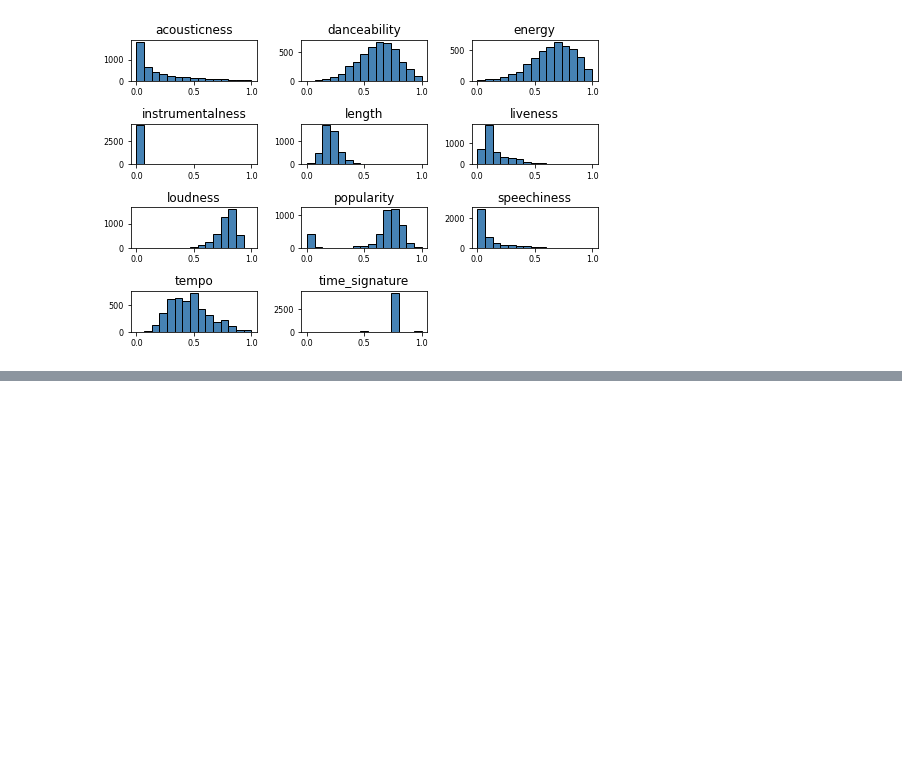
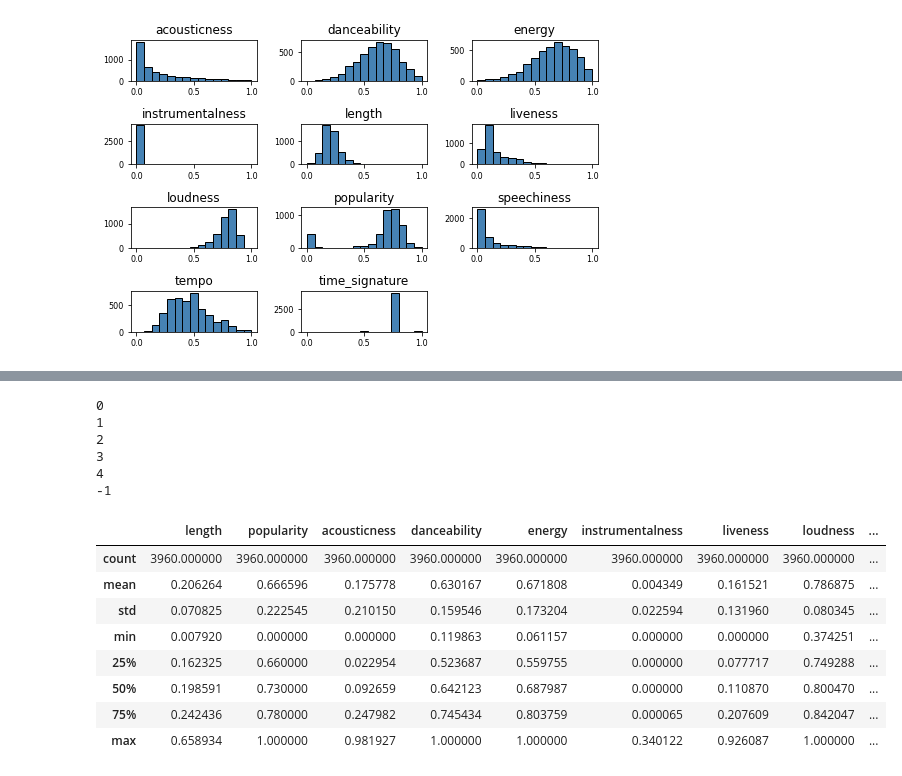
Before and after one commit to AleksiusK/JohdatusDatatieteisiinHarjoitustyo, a Jupyter notebook: dbscan_test.ipynb, the cells around one changed output, grey strips where cells are left out. Saved outputs shown, nothing was run; the diff lists cells and outputs as text; code cells hidden in the pictures; blank space fills up the shorter version.

```diff
--- a/dbscan_test.ipynb
+++ b/dbscan_test.ipynb
@@ -70,7 +73,7 @@ The colNum attribute was deprecated in Matplotlib 3.2 and will be removed two mi
   if not layout[ax.rowNum + 1, ax.colNum]:
 [figure]
 # %%
-db = DBSCAN(eps=0.3, min_samples=20).fit(df)
+db = DBSCAN(eps=0.5, min_samples=22).fit(df)
 labels = db.labels_
 print(set(labels))
 df['labels'] = labels
@@ -84,0 +90,29 @@ t = fig.suptitle('Song attributes', fontsize=25)
+# %%
+dfs = []
+columns = df.columns.values.tolist()
+n = 0
+for label in set(labels):
+    print(label)
+    dft = df.loc[df['labels']==label]
+    dft.columns = columns
+    dfs.append(dft)
+# %% [output]
+0
+1
+2
+3
+4
+-1
+# %%
+st1 = dfs[0][columns].describe()
+st1
+# %% [output]
+|  | length | popularity | acousticness | danceability | energy | instrumentalness | liveness | loudness | ... |
+| count | 3960.000000 | 3960.000000 | 3960.000000 | 3960.000000 | 3960.000000 | 3960.000000 | 3960.000000 | 3960.000000 | ... |
+| mean | 0.206264 | 0.666596 | 0.175778 | 0.630167 | 0.671808 | 0.004349 | 0.161521 | 0.786875 | ... |
+| std | 0.070825 | 0.222545 | 0.210150 | 0.159546 | 0.173204 | 0.022594 | 0.131960 | 0.080345 | ... |
+| min | 0.007920 | 0.000000 | 0.000000 | 0.119863 | 0.061157 | 0.000000 | 0.000000 | 0.374251 | ... |
+| 25% | 0.162325 | 0.660000 | 0.022954 | 0.523687 | 0.559755 | 0.000000 | 0.077717 | 0.749288 | ... |
+| 50% | 0.198591 | 0.730000 | 0.092659 | 0.642123 | 0.687987 | 0.000000 | 0.110870 | 0.800470 | ... |
+| 75% | 0.242436 | 0.780000 | 0.247982 | 0.745434 | 0.803759 | 0.000065 | 0.207609 | 0.842047 | ... |
+| max | 0.658934 | 1.000000 | 0.981927 | 1.000000 | 1.000000 | 0.340122 | 0.926087 | 1.000000 | ... |
```
Also changed, not shown: parts of 4 cells of this notebook, 1 other file.
